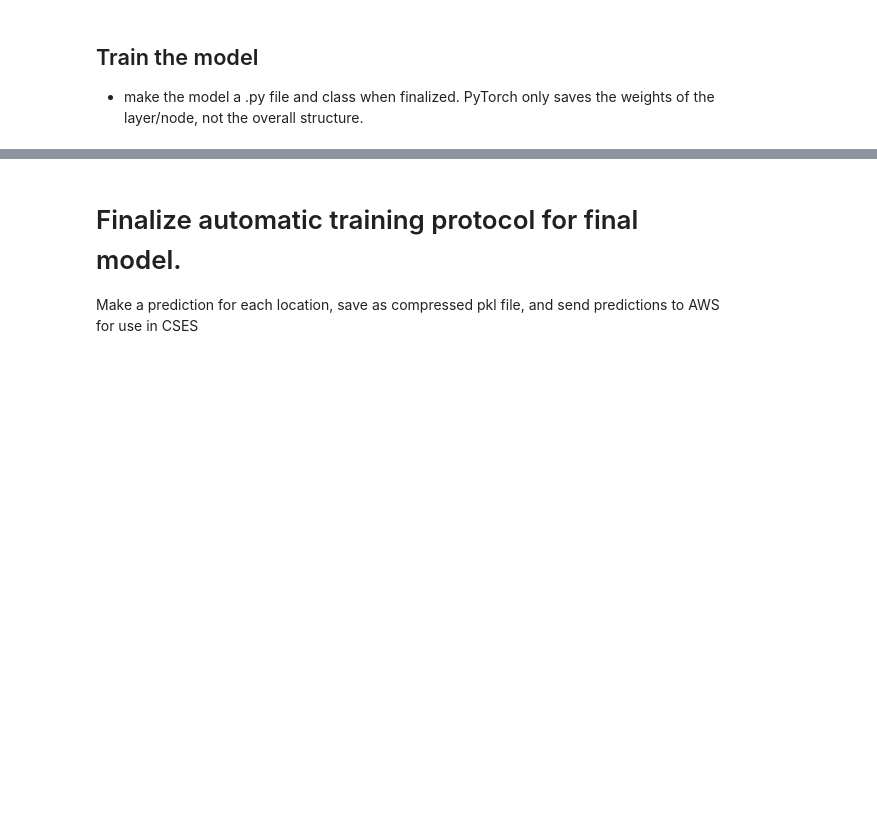
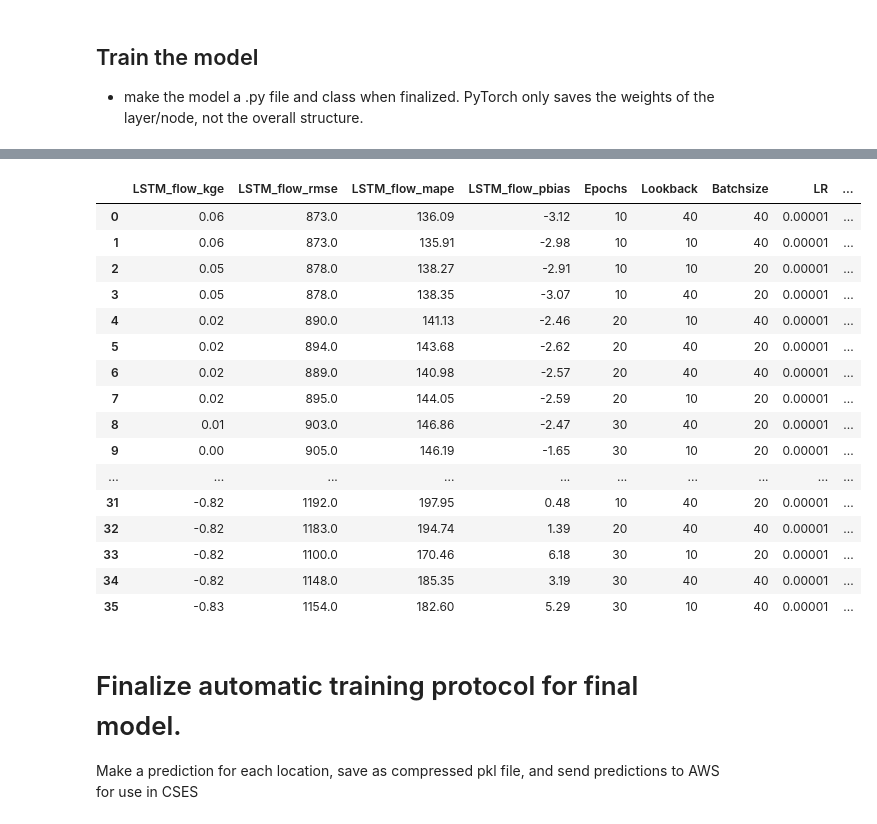
Before and after one commit to whitelightning450/NWM_ML, a Jupyter notebook: RJ/ModelDevelopment/lstm.ipynb, the cells around one changed output, grey strips where cells are left out. Saved outputs shown, nothing was run; the diff lists cells and outputs as text; code cells hidden in the pictures; blank space fills up the shorter version.

```diff
--- a/RJ/ModelDevelopment/lstm.ipynb
+++ b/RJ/ModelDevelopment/lstm.ipynb
@@ -194,3 +205,23 @@ USGS site: 10126000
+# %%
+GS_Eval_DF
+# %% [output]
+|  | LSTM_flow_kge | LSTM_flow_rmse | LSTM_flow_mape | LSTM_flow_pbias | Epochs | Lookback | Batchsize | LR | ... |
+| 0 | 0.06 | 873.0 | 136.09 | -3.12 | 10 | 40 | 40 | 0.00001 | ... |
+| 1 | 0.06 | 873.0 | 135.91 | -2.98 | 10 | 10 | 40 | 0.00001 | ... |
+| 2 | 0.05 | 878.0 | 138.27 | -2.91 | 10 | 10 | 20 | 0.00001 | ... |
+| 3 | 0.05 | 878.0 | 138.35 | -3.07 | 10 | 40 | 20 | 0.00001 | ... |
+| 4 | 0.02 | 890.0 | 141.13 | -2.46 | 20 | 10 | 40 | 0.00001 | ... |
+| 5 | 0.02 | 894.0 | 143.68 | -2.62 | 20 | 40 | 20 | 0.00001 | ... |
+| 6 | 0.02 | 889.0 | 140.98 | -2.57 | 20 | 40 | 40 | 0.00001 | ... |
+| 7 | 0.02 | 895.0 | 144.05 | -2.59 | 20 | 10 | 20 | 0.00001 | ... |
+| 8 | 0.01 | 903.0 | 146.86 | -2.47 | 30 | 40 | 20 | 0.00001 | ... |
+| 9 | 0.00 | 905.0 | 146.19 | -1.65 | 30 | 10 | 20 | 0.00001 | ... |
+| ... | ... | ... | ... | ... | ... | ... | ... | ... | ... |
+| 31 | -0.82 | 1192.0 | 197.95 | 0.48 | 10 | 40 | 20 | 0.00001 | ... |
+| 32 | -0.82 | 1183.0 | 194.74 | 1.39 | 20 | 40 | 40 | 0.00001 | ... |
+| 33 | -0.82 | 1100.0 | 170.46 | 6.18 | 30 | 10 | 20 | 0.00001 | ... |
+| 34 | -0.82 | 1148.0 | 185.35 | 3.19 | 30 | 40 | 40 | 0.00001 | ... |
+| 35 | -0.83 | 1154.0 | 182.60 | 5.29 | 30 | 10 | 40 | 0.00001 | ... |
 # %% [markdown]
 # Finalize automatic training protocol for final model.
 Make a prediction for each location, save as compressed pkl file, and send predictions to AWS for use in CSES
```
Also changed, not shown: parts of 5 cells of this notebook, 17 other files.
